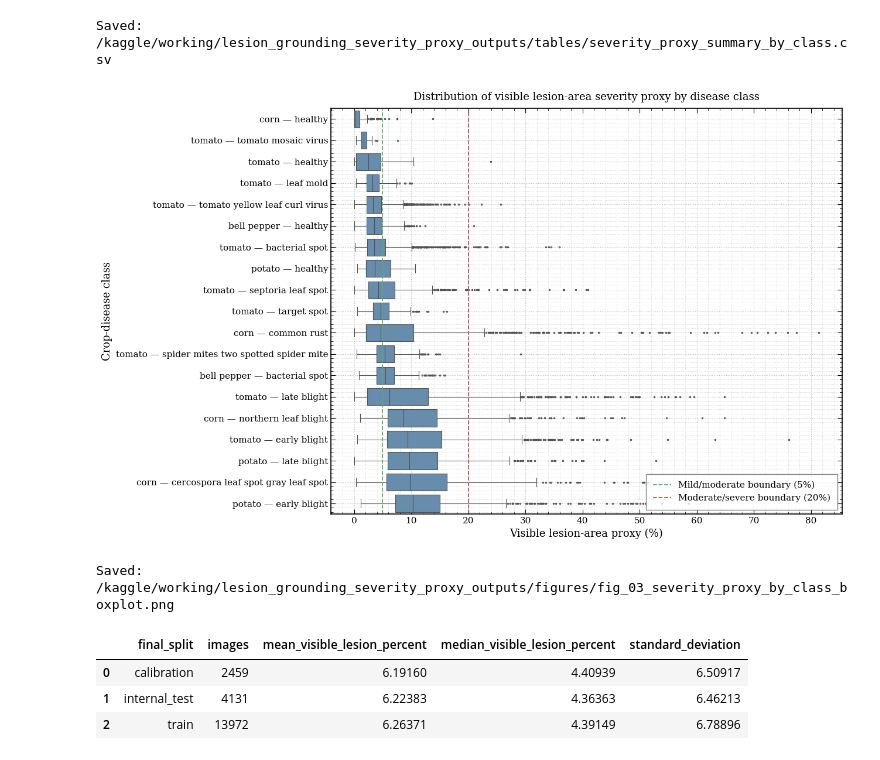
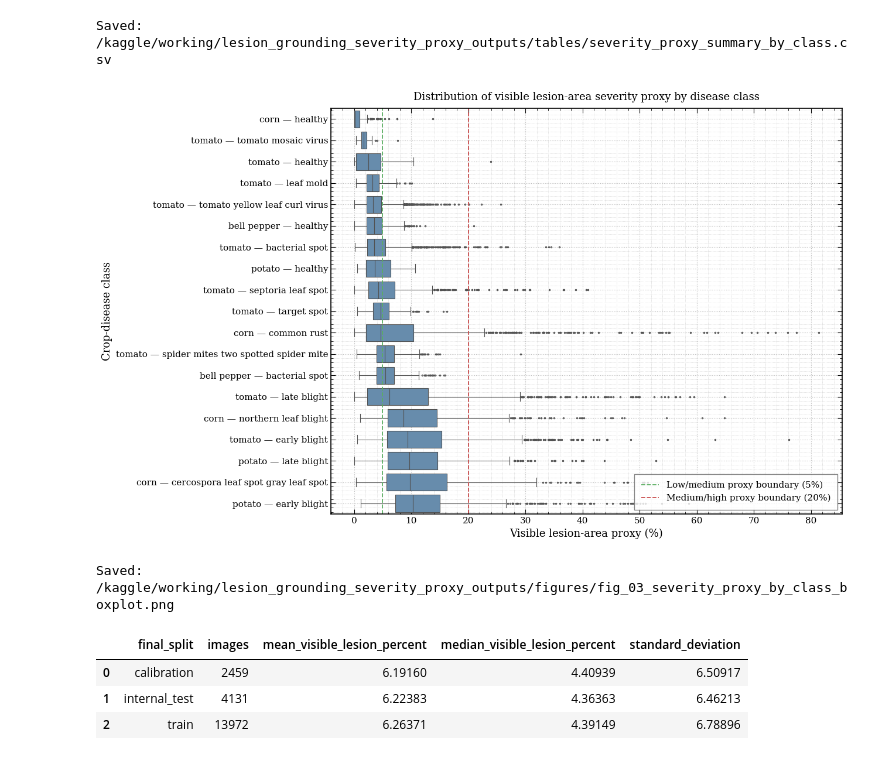
Before and after one commit to prajwal816/Crop-Disease-Detection, a Jupyter notebook: 09_lesion_grounding_severity_proxy.ipynb, the cells around one changed output. Drawn from its saved outputs; the diff is of its cells as text; code cells hidden in the pictures.

Commit message:
Kaggle Notebook | 09_lesion_grounding_severity_proxy | Version 4

```diff
--- a/09_lesion_grounding_severity_proxy.ipynb
+++ b/09_lesion_grounding_severity_proxy.ipynb
@@ -1262,7 +1271,7 @@ ax.axvline(
     linestyle="--",
     linewidth=1.3,
     color="#5AAE61",
-    label="Mild/moderate boundary (5%)"
+    label="Low/medium proxy boundary (5%)"
 )
 
 ax.axvline(
@@ -1270,7 +1279,7 @@ ax.axvline(
     linestyle="--",
     linewidth=1.3,
     color="#C94F4F",
-    label="Moderate/severe boundary (20%)"
+    label="Medium/high proxy boundary (20%)"
 )
 
 ax.set_xlabel("Visible lesion-area proxy (%)")
@@ -1289,34 +1298,34 @@ ax.legend(
     borderpad=0.8
 )
 
 plt.tight_layout()
 
 class_boxplot_png = (
     FIG_DIR / "fig_03_severity_proxy_by_class_boxplot.png"
 )
 
 class_boxplot_pdf = (
     FIG_DIR / "fig_03_severity_proxy_by_class_boxplot.pdf"
 )
 
 plt.savefig(
     class_boxplot_png,
     dpi=300,
     bbox_inches="tight"
 )
 
 plt.savefig(
     class_boxplot_pdf,
     dpi=300,
     bbox_inches="tight"
 )
 
 plt.show()
 plt.close()
 
 print("Saved:", class_boxplot_png)
 # %% [output]
-[figure, old version]
+[figure, new version]
 Saved: /kaggle/working/lesion_grounding_severity_proxy_outputs/figures/fig_03_severity_proxy_by_class_boxplot.png
 # %%
 split_severity_summary = (
```
Also changed, not shown: parts of 2 cells of this notebook.
